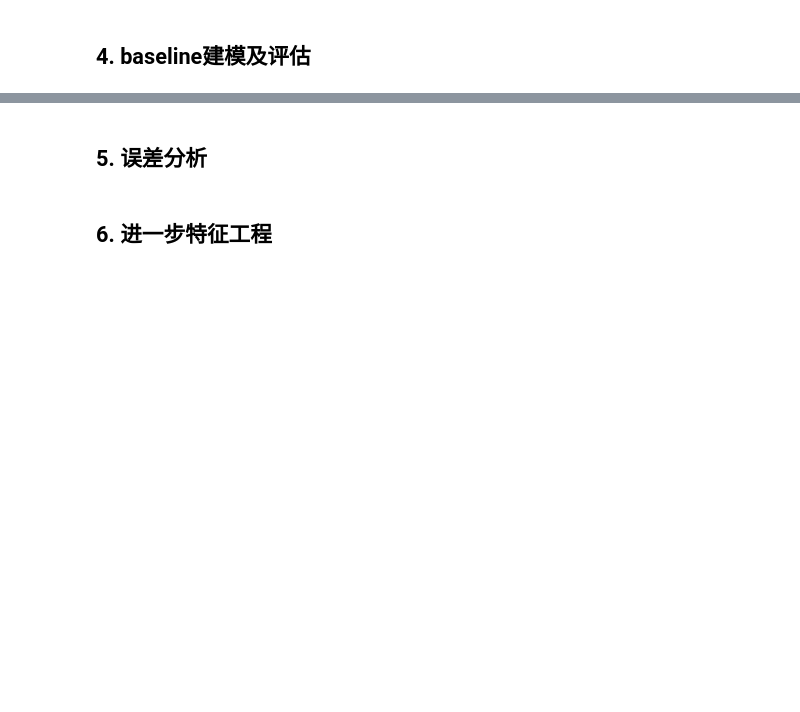
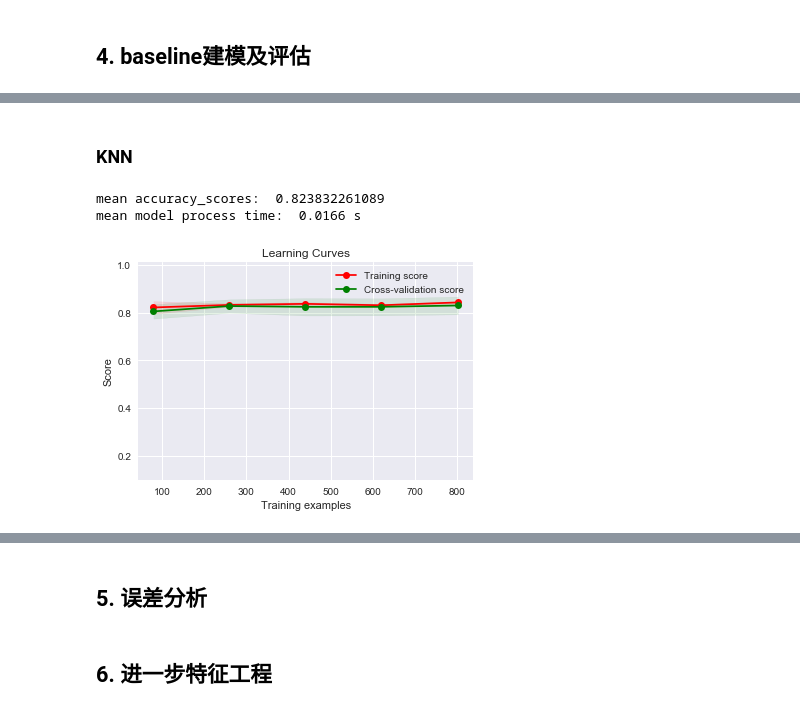
Before and after one commit to hidejxz/hidejxz, a Jupyter notebook: docs/source/case/titanic.ipynb, the cells around one changed output, grey strips where cells are left out. Cells and saved outputs as stored; diff of their text form; code cells hidden in the pictures; blank space fills up the shorter version.

```diff
--- a/docs/source/case/titanic.ipynb
+++ b/docs/source/case/titanic.ipynb
@@ -248,0 +397,14 @@ all_data.drop(['PassengerId','Name','SibSp','Parch','Ticket'],axis = 1,inplace =
+# %% [markdown]
+### KNN
+# %%
+from sklearn.neighbors import KNeighborsClassifier
+def knn_model(X_train, X_test, y_train):
+    model = SVC(C=20)
+    model.fit(X_train, y_train)
+    predictions = model.predict(X_test)
+    return predictions,model
+mean_accuracy['knn'],mean_time['knn'] = kfold_plot(x_train, y_train, knn_model)
+# %% [output]
+mean accuracy_scores:  0.823832261089
+mean model process time:  0.0166 s
+[figure, added]
```
Also changed, not shown: parts of 28 cells of this notebook, 16 other files.
